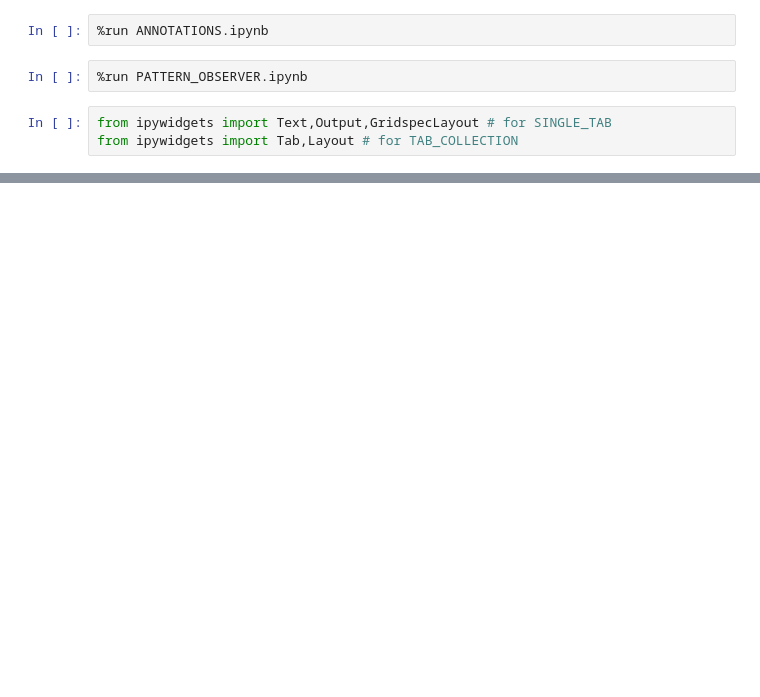
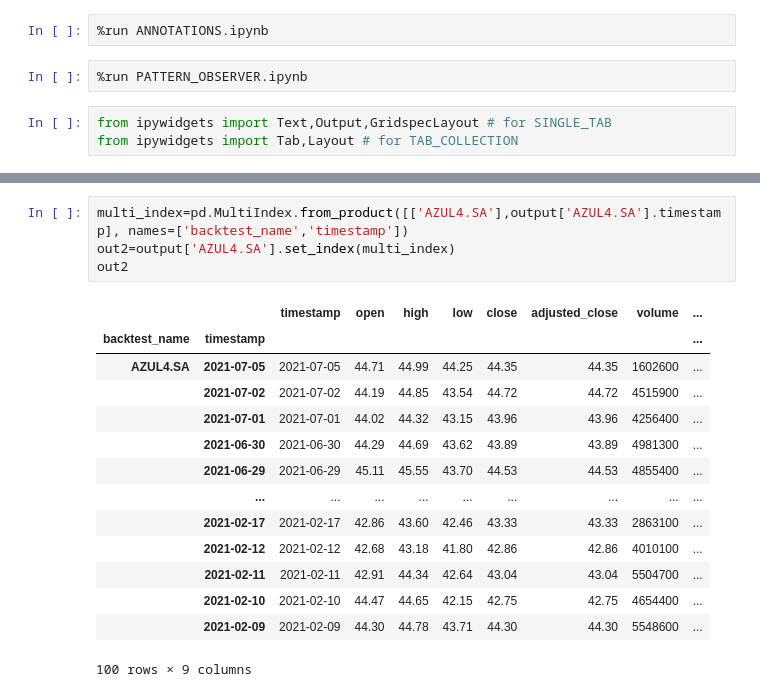
Before and after one commit to alfredtruong/backtest_viewer, a Jupyter notebook: VIEWING_TABS.ipynb, the cells around one changed output, grey strips where cells are left out. Cells and saved outputs as stored; diff of their text form; blank space fills up the shorter version.

```diff
--- a/VIEWING_TABS.ipynb
+++ b/VIEWING_TABS.ipynb
@@ -51,0 +71,19 @@ None
+# %%
+multi_index=pd.MultiIndex.from_product([['AZUL4.SA'],output['AZUL4.SA'].timestamp], names=['backtest_name','timestamp'])
+out2=output['AZUL4.SA'].set_index(multi_index)
+out2
+# %% [output]
+|  |  | timestamp | open | high | low | close | adjusted_close | volume | ... |
+| backtest_name | timestamp |  |  |  |  |  |  |  | ... |
+| AZUL4.SA | 2021-07-05 | 2021-07-05 | 44.71 | 44.99 | 44.25 | 44.35 | 44.35 | 1602600 | ... |
+|  | 2021-07-02 | 2021-07-02 | 44.19 | 44.85 | 43.54 | 44.72 | 44.72 | 4515900 | ... |
+|  | 2021-07-01 | 2021-07-01 | 44.02 | 44.32 | 43.15 | 43.96 | 43.96 | 4256400 | ... |
+|  | 2021-06-30 | 2021-06-30 | 44.29 | 44.69 | 43.62 | 43.89 | 43.89 | 4981300 | ... |
+|  | 2021-06-29 | 2021-06-29 | 45.11 | 45.55 | 43.70 | 44.53 | 44.53 | 4855400 | ... |
+|  | ... | ... | ... | ... | ... | ... | ... | ... | ... |
+|  | 2021-02-17 | 2021-02-17 | 42.86 | 43.60 | 42.46 | 43.33 | 43.33 | 2863100 | ... |
+|  | 2021-02-12 | 2021-02-12 | 42.68 | 43.18 | 41.80 | 42.86 | 42.86 | 4010100 | ... |
+|  | 2021-02-11 | 2021-02-11 | 42.91 | 44.34 | 42.64 | 43.04 | 43.04 | 5504700 | ... |
+|  | 2021-02-10 | 2021-02-10 | 44.47 | 44.65 | 42.15 | 42.75 | 42.75 | 4654400 | ... |
+|  | 2021-02-09 | 2021-02-09 | 44.30 | 44.78 | 43.71 | 44.30 | 44.30 | 5548600 | ... |
+100 rows × 9 columns
```
Also changed, not shown: parts of 21 cells of this notebook, 8 other files.
